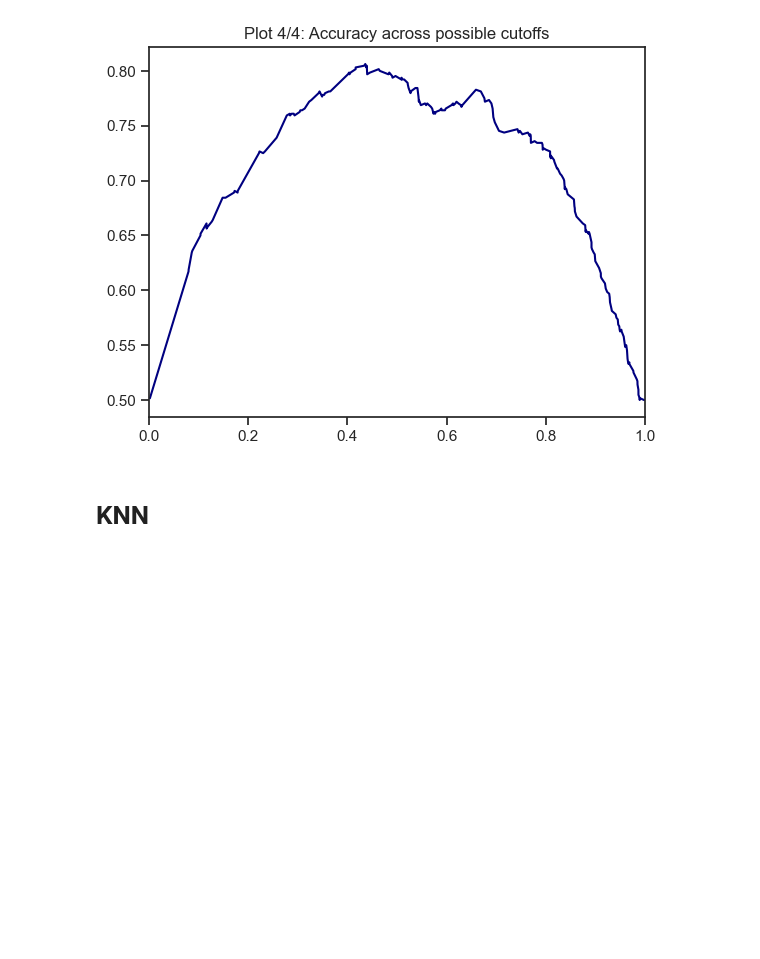
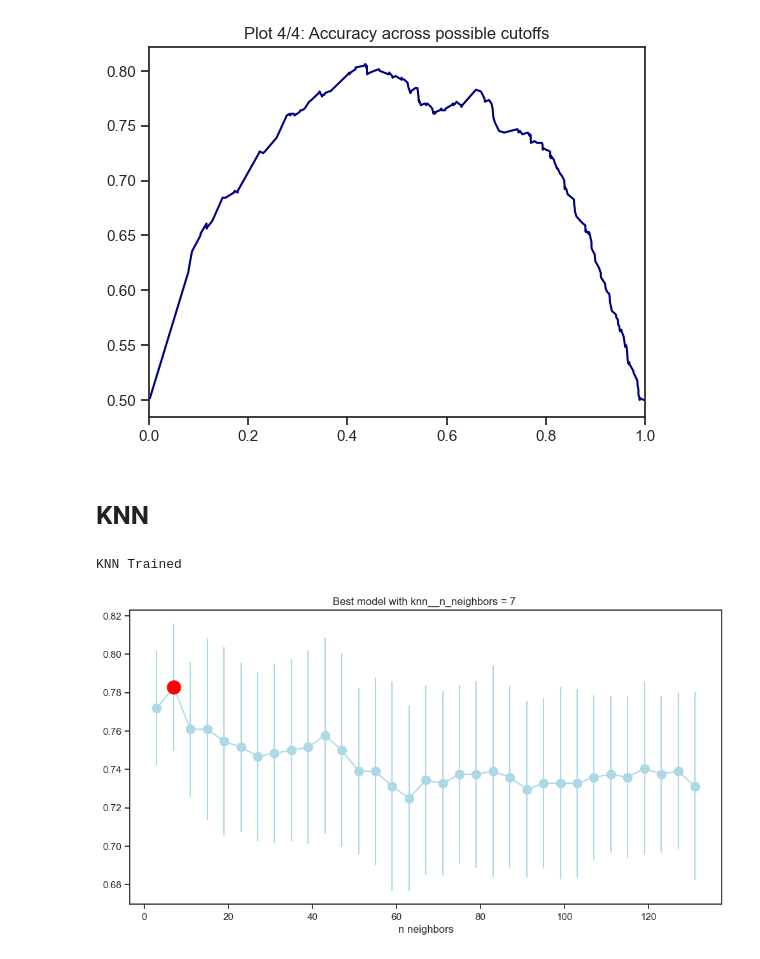
Before and after one commit to frs775/MLIAssingment1, a Jupyter notebook: script.ipynb, the cells around one changed output. Cells and saved outputs as stored; diff of their text form; code cells hidden in the pictures; blank space fills up the shorter version.

```diff
--- a/script.ipynb
+++ b/script.ipynb
@@ -330,3 +374,35 @@ CT.plotClassPerformance(dfTR_eval['Y'], LogReg_fit.predict_proba(X_train[INPUTS_
 [figure]
 # %% [markdown]
 # KNN
+# %%
+# KNN MODEL
+
+# Inputs of the model.
+INPUTS_KNN = INPUTS.copy()
+
+# Configure model and hyparameter tuning.
+param = {'knn__n_neighbors': range(3,135,4)}
+
+# Scale data previous to fit
+pipe = Pipeline(steps=[('scaler', StandardScaler()), ('knn', KNeighborsClassifier())])
+
+# We use Grid Search Cross Validation to find the best parameter for the model in the grid defined.
+nFolds = 10
+knn_fit = GridSearchCV(estimator=pipe, # Model to use
+                        param_grid=param, # Grid to search in
+                        n_jobs=-1, # Number of cores to use
+                        scoring='accuracy', # Accuracy
+                        cv=nFolds) # Number of Folds
+
+# Search in grid and train model
+knn_fit.fit(X_train[INPUTS_KNN], y_train)
+
+print("KNN Trained")
+# %% [output]
+KNN Trained
+# %%
+# Scoring plot for each number of neighbors.
+# Best model obtained with 7 neighbors. Greater number of neighbors will lead to a more robust model but a decrease in the score.
+MT.plotModelGridError(knn_fit)
+# %% [output]
+[figure, added]
```
Also changed, not shown: parts of 14 cells of this notebook.
